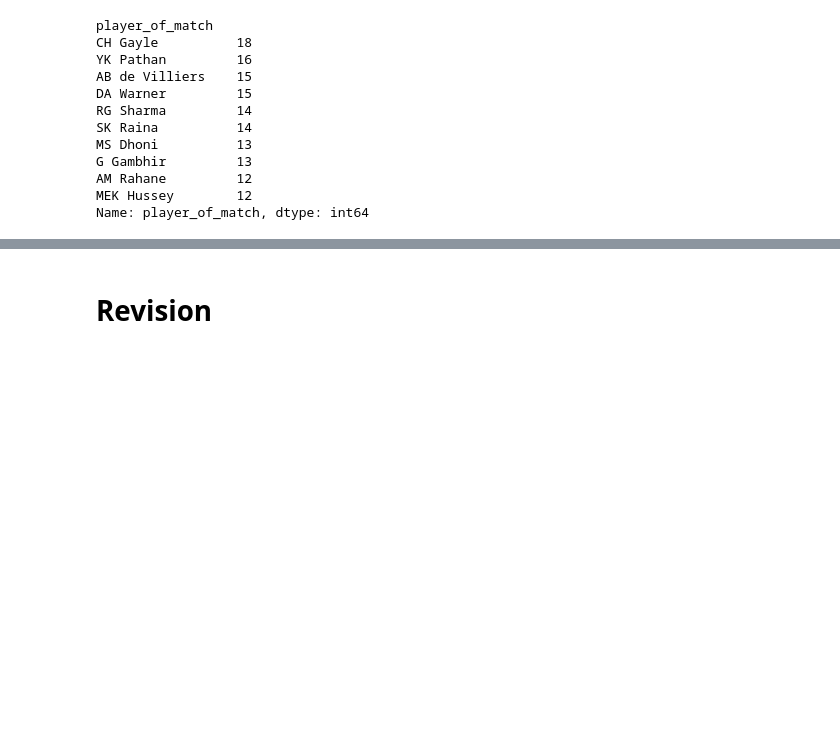
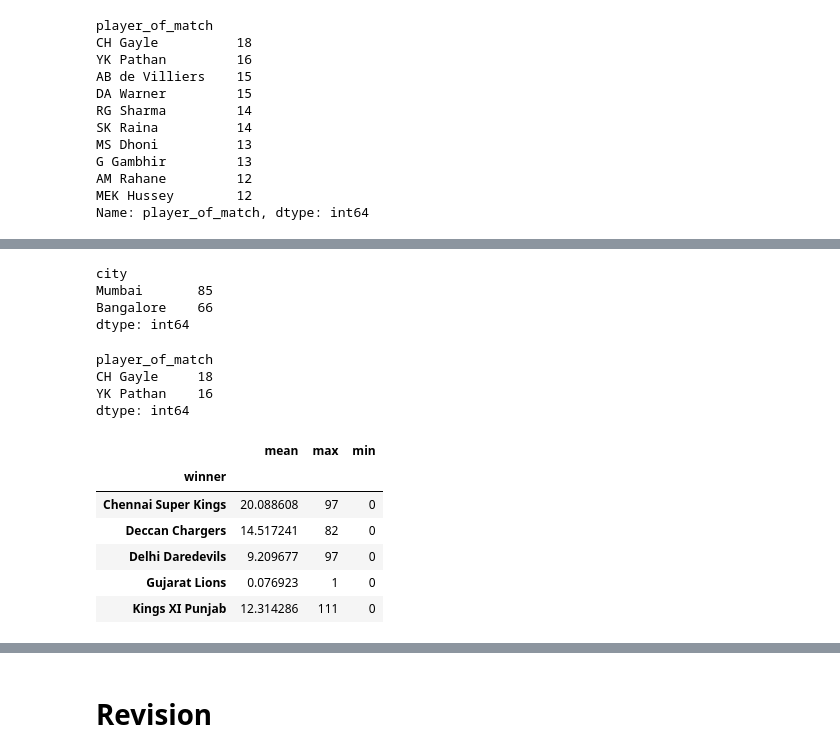
Before and after one commit to omyadav-ml/Daily-Learning, a Jupyter notebook: Python Notebook/Pandas/pandas.ipynb, the cells around one changed output, grey strips where cells are left out. Saved outputs shown, nothing was run; the diff lists cells and outputs as text; code cells hidden in the pictures; blank space fills up the shorter version.

```diff
--- a/Python Notebook/Pandas/pandas.ipynb
+++ b/Python Notebook/Pandas/pandas.ipynb
@@ -454,0 +485,25 @@ Name: player_of_match, dtype: int64
+# %%
+data.groupby("city").size().sort_values(ascending=False).head(2)
+# %% [output]
+city
+Mumbai       85
+Bangalore    66
+dtype: int64
+# %%
+data.groupby("player_of_match").size().sort_values(ascending=False).head(2)
+# %% [output]
+player_of_match
+CH Gayle     18
+YK Pathan    16
+dtype: int64
+# %%
+result=data.groupby("winner")["win_by_runs"].agg(["mean", "max", "min"])
+result.head()
+# %% [output]
+|  | mean | max | min |
+| winner |  |  |  |
+| Chennai Super Kings | 20.088608 | 97 | 0 |
+| Deccan Chargers | 14.517241 | 82 | 0 |
+| Delhi Daredevils | 9.209677 | 97 | 0 |
+| Gujarat Lions | 0.076923 | 1 | 0 |
+| Kings XI Punjab | 12.314286 | 111 | 0 |
```
Also changed, not shown: parts of 5 cells of this notebook.
